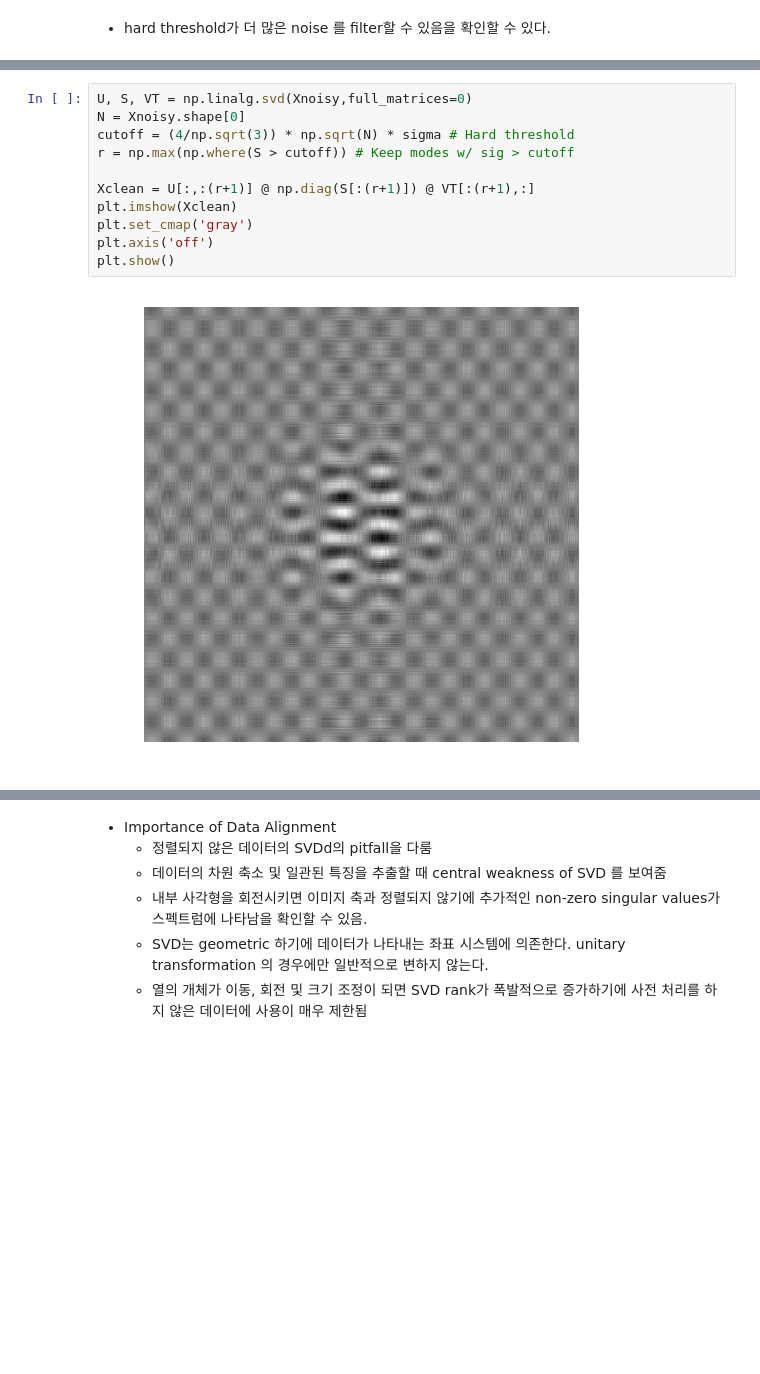
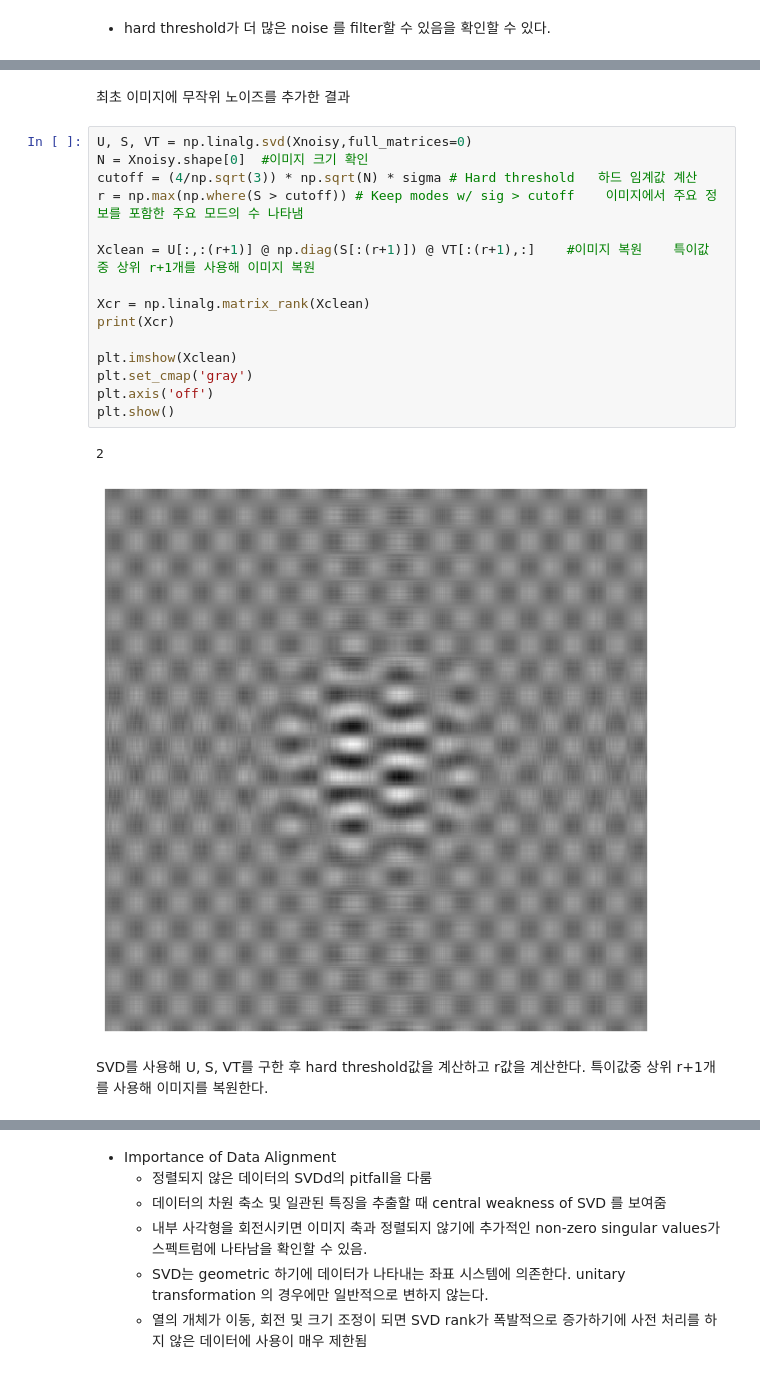
Before and after one commit to ggory15/data_book_rci, a Jupyter notebook: CH01/CH01_SEC07_rci.ipynb, the cells around one changed output, grey strips where cells are left out. Drawn from its saved outputs; the diff is of its cells as text; blank space fills up the shorter version.

```diff
--- a/CH01/CH01_SEC07_rci.ipynb
+++ b/CH01/CH01_SEC07_rci.ipynb
@@ -49,17 +53,26 @@ plt.axis('off')
 plt.show()
 # %% [output]
 [figure]
+# %% [markdown]
+최초 이미지에 무작위 노이즈를 추가한 결과
 # %%
 U, S, VT = np.linalg.svd(Xnoisy,full_matrices=0)
-N = Xnoisy.shape[0]
-cutoff = (4/np.sqrt(3)) * np.sqrt(N) * sigma # Hard threshold
-r = np.max(np.where(S > cutoff)) # Keep modes w/ sig > cutoff
+N = Xnoisy.shape[0]  #이미지 크기 확인
+cutoff = (4/np.sqrt(3)) * np.sqrt(N) * sigma # Hard threshold   하드 임계값 계산
+r = np.max(np.where(S > cutoff)) # Keep modes w/ sig > cutoff    이미지에서 주요 정보를 포함한 주요 모드의 수 나타냄
 
-Xclean = U[:,:(r+1)] @ np.diag(S[:(r+1)]) @ VT[:(r+1),:]
+Xclean = U[:,:(r+1)] @ np.diag(S[:(r+1)]) @ VT[:(r+1),:]    #이미지 복원    특이값 중 상위 r+1개를 사용해 이미지 복원
+
+Xcr = np.linalg.matrix_rank(Xclean)
+print(Xcr)
+
 plt.imshow(Xclean)
 plt.set_cmap('gray')
 plt.axis('off')
 plt.show()
 # %% [output]
+2
-[figure, old version]
+[figure, new version]
+# %% [markdown]
+SVD를 사용해 U, S, VT를 구한 후 hard threshold값을 계산하고 r값을 계산한다. 특이값중 상위 r+1개를 사용해 이미지를 복원한다.
 # %%
```
Also changed, not shown: parts of 13 cells of this notebook, 4 other files.
